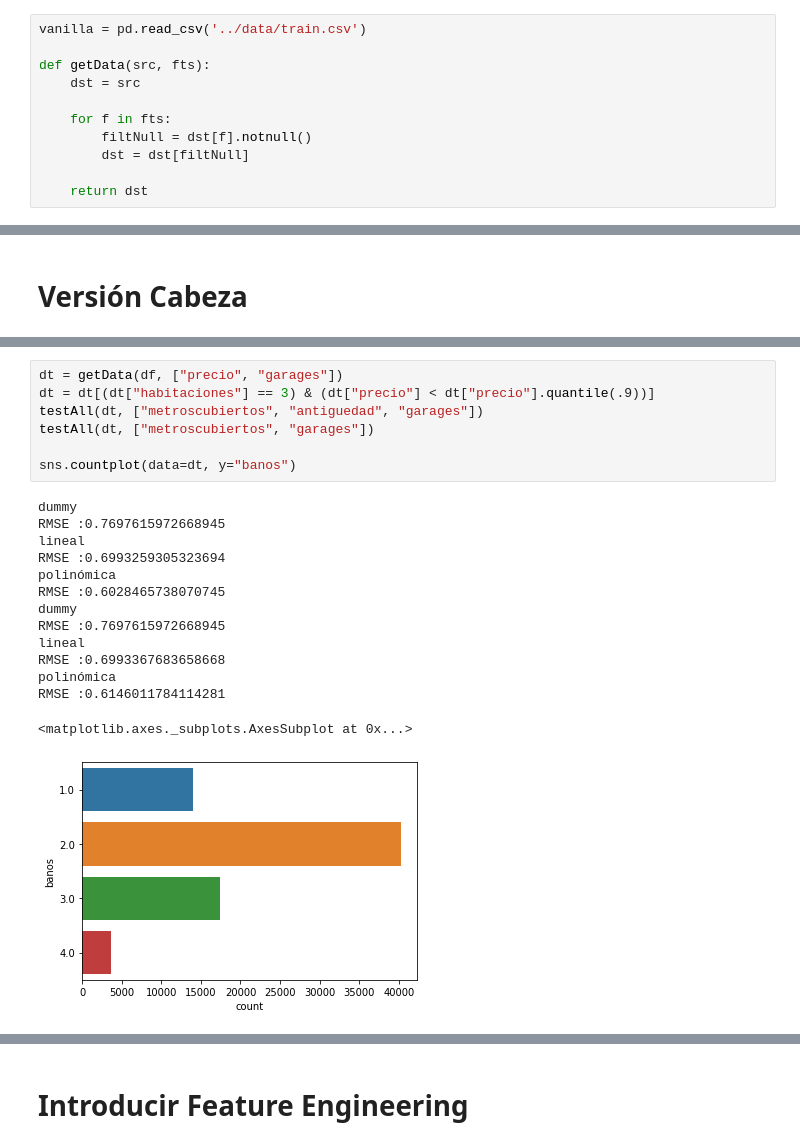
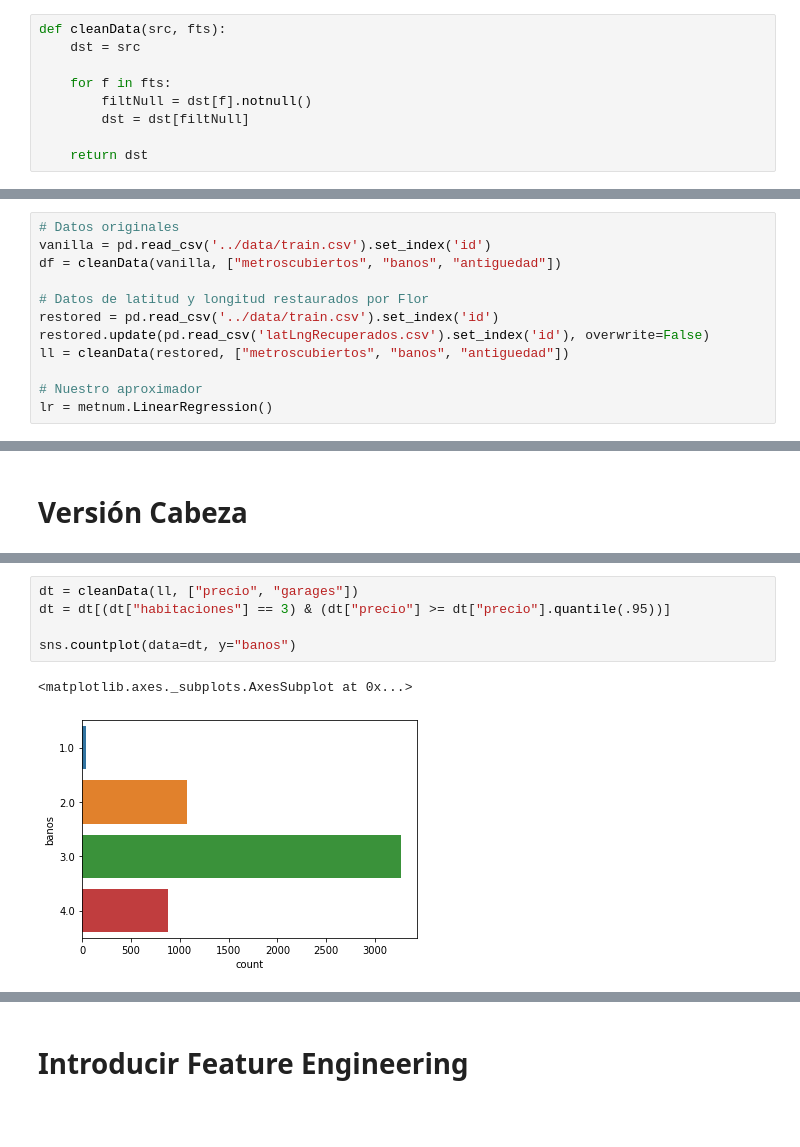
Before and after one commit to fzanollo/metodos-num, a Jupyter notebook: tp3/notebooks/Crafting Table.ipynb, the cells around one changed output, grey strips where cells are left out. Drawn from its saved outputs; the diff is of its cells as text; blank space fills up the shorter version.

```diff
--- a/tp3/notebooks/Crafting Table.ipynb
+++ b/tp3/notebooks/Crafting Table.ipynb
@@ -14,9 +14,7 @@ Python 3.6.9
 # %% [markdown]
 # Auxiliares
 # %%
-vanilla = pd.read_csv('../data/train.csv')
-
-def getData(src, fts):
+def cleanData(src, fts):
     dst = src
 
     for f in fts:
@@ -124,3 +123,15 @@ lr = metnum.LinearRegression()
+# %%
+# Datos originales
+vanilla = pd.read_csv('../data/train.csv').set_index('id')
+df = cleanData(vanilla, ["metroscubiertos", "banos", "antiguedad"])
+
+# Datos de latitud y longitud restaurados por Flor
+restored = pd.read_csv('../data/train.csv').set_index('id')
+restored.update(pd.read_csv('latLngRecuperados.csv').set_index('id'), overwrite=False)
+ll = cleanData(restored, ["metroscubiertos", "banos", "antiguedad"])
+
+# Nuestro aproximador
+lr = metnum.LinearRegression()
 # %%
 def testAll(df, fts):
     print("dummy")
@@ -201,22 +292,8 @@ RMSE :0.7577126134757115
 # %%
-dt = getData(df, ["precio", "garages"])
-dt = dt[(dt["habitaciones"] == 3) & (dt["precio"] < dt["precio"].quantile(.9))]
-testAll(dt, ["metroscubiertos", "antiguedad", "garages"])
-testAll(dt, ["metroscubiertos", "garages"])
+dt = cleanData(ll, ["precio", "garages"])
+dt = dt[(dt["habitaciones"] == 3) & (dt["precio"] >= dt["precio"].quantile(.95))]
 
 sns.countplot(data=dt, y="banos")
 # %% [output]
-dummy
-RMSE :0.7697615972668945
-lineal
-RMSE :0.6993259305323694
-polinómica
-RMSE :0.6028465738070745
-dummy
-RMSE :0.7697615972668945
-lineal
-RMSE :0.6993367683658668
-polinómica
-RMSE :0.6146011784114281
+<matplotlib.axes._subplots.AxesSubplot at 0x...>
-<matplotlib.axes._subplots.AxesSubplot at 0x...>
-[figure, old version]
+[figure, new version]
```
Also changed, not shown: parts of 26 cells of this notebook.
